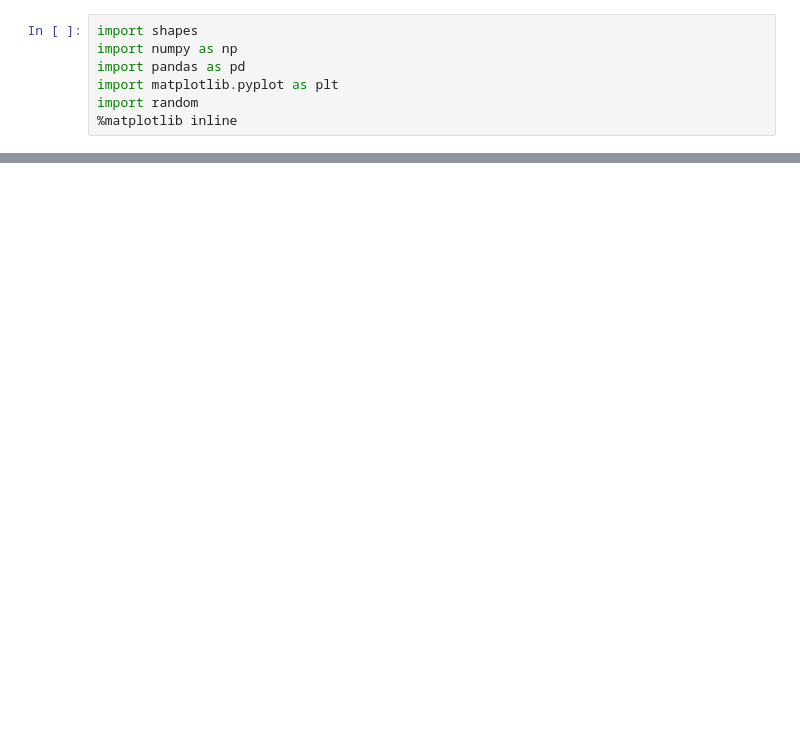
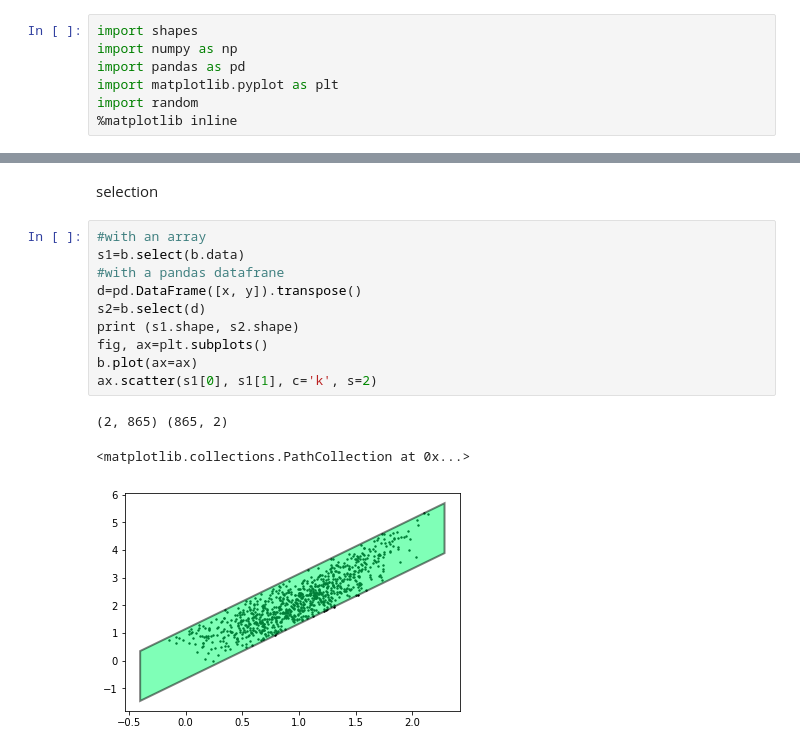
Before and after one commit to caganze/coolshapes, a Jupyter notebook: examples/tutorial.ipynb, the cells around one changed output, grey strips where cells are left out. Cells and saved outputs as stored; diff of their text form; blank space fills up the shorter version.

```diff
--- a/examples/tutorial.ipynb
+++ b/examples/tutorial.ipynb
@@ -24,0 +48,16 @@ vertices [(-0.49190784924178144, 1.7356000901534192), (2.5468369696471109, 1.802
+# %% [markdown]
+selection
+# %%
+#with an array
+s1=b.select(b.data)
+#with a pandas datafrane
+d=pd.DataFrame([x, y]).transpose()
+s2=b.select(d)
+print (s1.shape, s2.shape)
+fig, ax=plt.subplots()
+b.plot(ax=ax)
+ax.scatter(s1[0], s1[1], c='k', s=2)
+# %% [output]
+(2, 865) (865, 2)
+<matplotlib.collections.PathCollection at 0x...>
+[figure, added]
```
Also changed, not shown: parts of 17 cells of this notebook, 1 other file.
